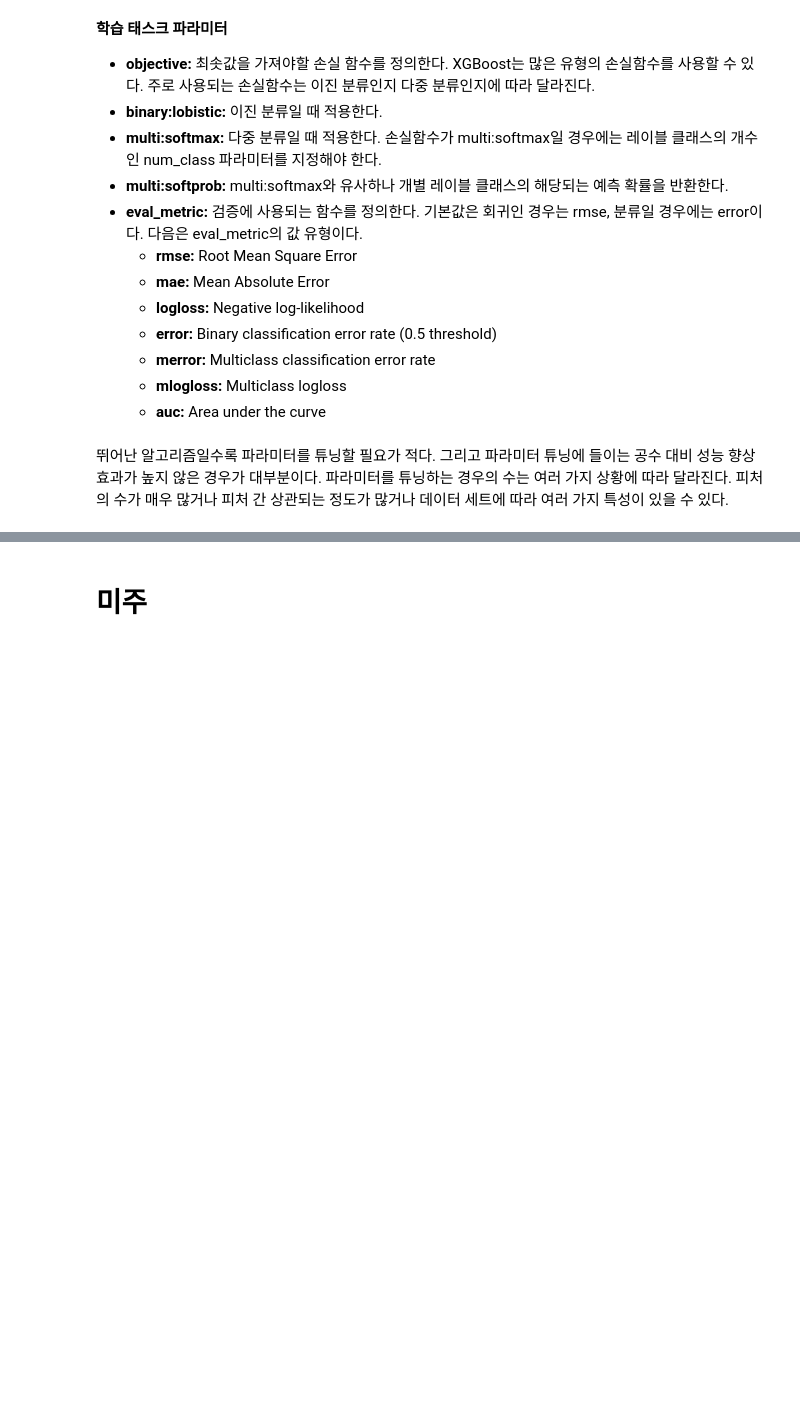
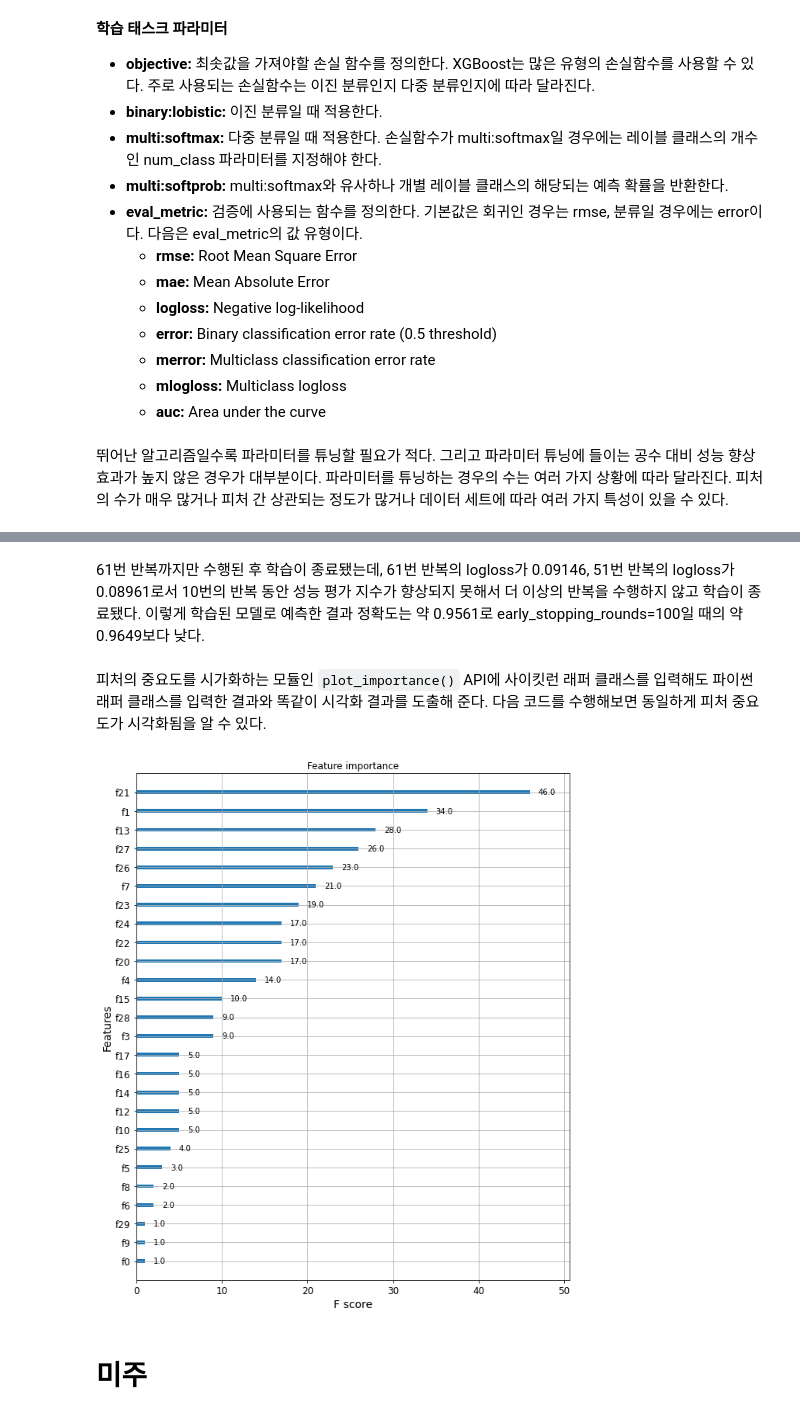
Before and after one commit to Sameta-cani/jwork, a Jupyter notebook: Boosting.ipynb, the cells around one changed output, grey strips where cells are left out. Drawn from its saved outputs; the diff is of its cells as text; code cells hidden in the pictures; blank space fills up the shorter version.

```diff
--- a/Boosting.ipynb
+++ b/Boosting.ipynb
@@ -661,0 +888,8 @@ GBM<sup>Gradient Boosting Machine</sup>의 하이퍼 파라미터를 어느 정
+# %%
+# 사이킷런 래퍼 XGBoost 클래스인 XGBClassifier 임포트
+from xgboost import XGBClassifier
+
+xgb_wrapper = XGBClassifier(n_estimators=400, learning_rate=0.1, max_depth=3)
+xgb_wrapper.fit(X_train, y_train)
+w_preds = xgb_wrapper.predict(X_test)
+w_pred_proba = xgb_wrapper.predict_proba(X_test)[:, 1]
@@ -661,0 +921,9 @@ GBM<sup>Gradient Boosting Machine</sup>의 하이퍼 파라미터를 어느 정
+# %%
+from xgboost import XGBClassifier
+
+xgb_wrapper = XGBClassifier(n_estimators=400, learning_rate=0.1, max_depth=3)
+evals = [(X_test, y_test)]
+xgb_wrapper.fit(X_train, y_train, early_stopping_rounds=100, eval_metric="logloss",
+                eval_set=evals, verbose=True)
+ws100_preds = xgb_wrapper.predict(X_test)
+ws100_pred_proba = xgb_wrapper.predict_proba(X_test)[:, 1]
@@ -661,0 +971,19 @@ GBM<sup>Gradient Boosting Machine</sup>의 하이퍼 파라미터를 어느 정
+# %%
+# early_stopping_rounds를 10으로 설정하고 재학습.
+xgb_wrapper.fit(X_train, y_train, early_stopping_rounds=10,
+                eval_metric="logloss", eval_set=evals, verbose=True)
+
+ws10_preds = xgb_wrapper.predict(X_test)
+ws10_pred_proba = xgb_wrapper.predict_proba(X_test)[:, 1]
+
+confusion = confusion_matrix(y_test, ws10_preds)
+accuracy = accuracy_score(y_test, ws10_preds)
+precision = precision_score(y_test, ws10_preds)
+recall = recall_score(y_test, ws10_preds)
+f1 = f1_score(y_test, ws10_preds)
+roc_auc = roc_auc_score(y_test, ws10_pred_proba)
+
+print('오차 행렬')
+print(confusion)
+print('정확도: {0:.4f}, 정밀도: {1:.4f}, 재현율: {2:.4f}, \
+F1: {3:.4f}, AUC: {4:.4f}'.format(accuracy, precision, recall, f1, roc_auc))
@@ -662,3 +1008,17 @@ GBM<sup>Gradient Boosting Machine</sup>의 하이퍼 파라미터를 어느 정
+# %% [markdown]
+61번 반복까지만 수행된 후 학습이 종료됐는데, 61번 반복의 logloss가 0.09146, 51번 반복의 logloss가 0.08961로서 10번의 반복 동안 성능 평가 지수가 향상되지 못해서 더 이상의 반복을 수행하지 않고 학습이 종료됐다. 이렇게 학습된 모델로 예측한 결과 정확도는 약 0.9561로 early_stopping_rounds=100일 때의 약 0.9649보다 낮다.
+# %% [markdown]
+피처의 중요도를 시가화하는 모듈인 <code>plot_importance()</code> API에 사이킷런 래퍼 클래스를 입력해도 파이썬 래퍼 클래스를 입력한 결과와 똑같이 시각화 결과를 도출해 준다. 다음 코드를 수행해보면 동일하게 피처 중요도가 시각화됨을 알 수 있다.
+# %%
+from xgboost import plot_importance
+import matplotlib.pyplot as plt
+%matplotlib inline
+
+fig, ax = plt.subplots(figsize=(10, 12))
+plot_importance(xgb_wrapper, ax=ax)
+plt.show()
+# %% [output]
+[figure, added]
 # %% [markdown]
 # 미주
 # %% [markdown]
```
Also changed, not shown: parts of 58 cells of this notebook.
